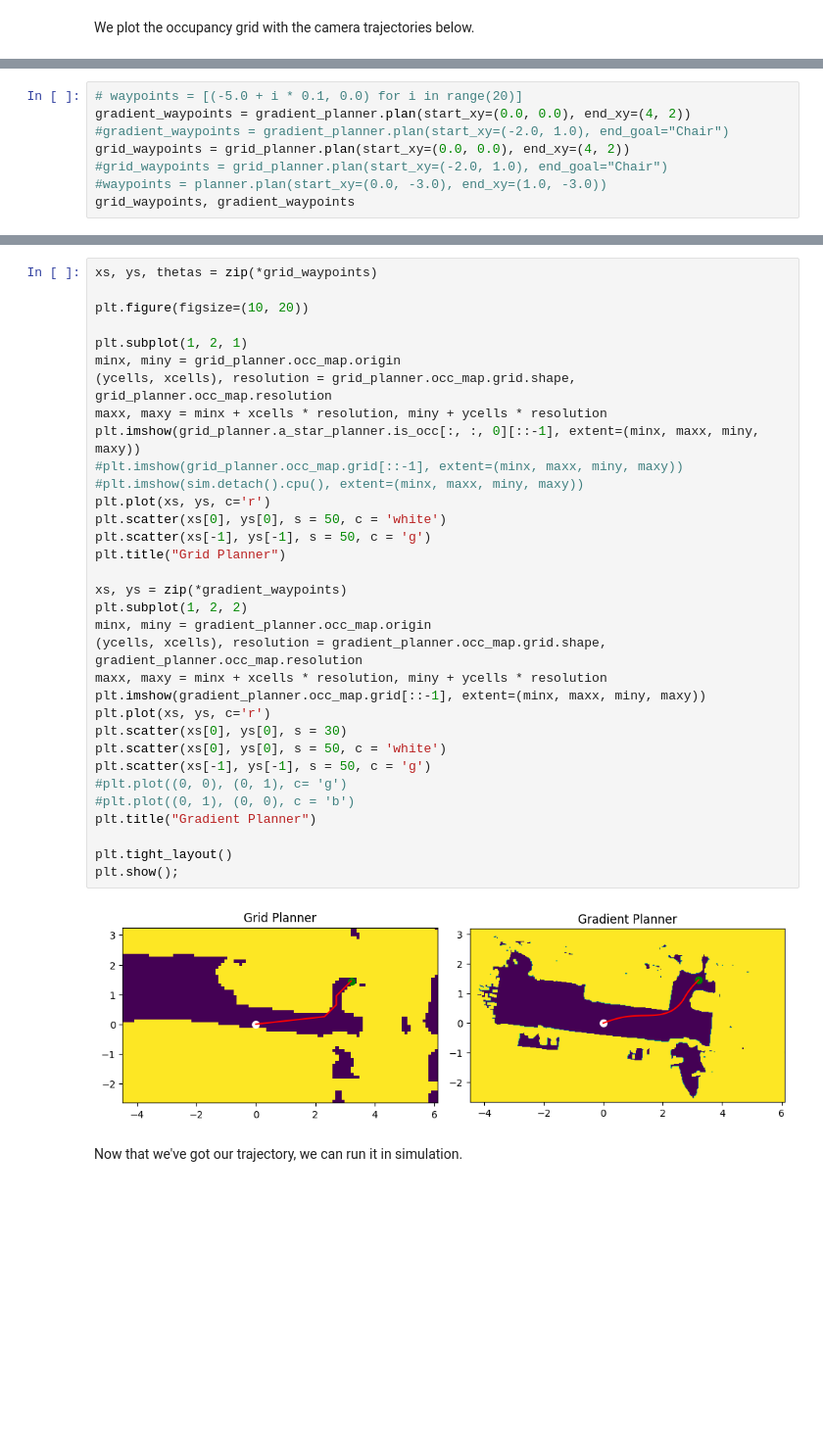
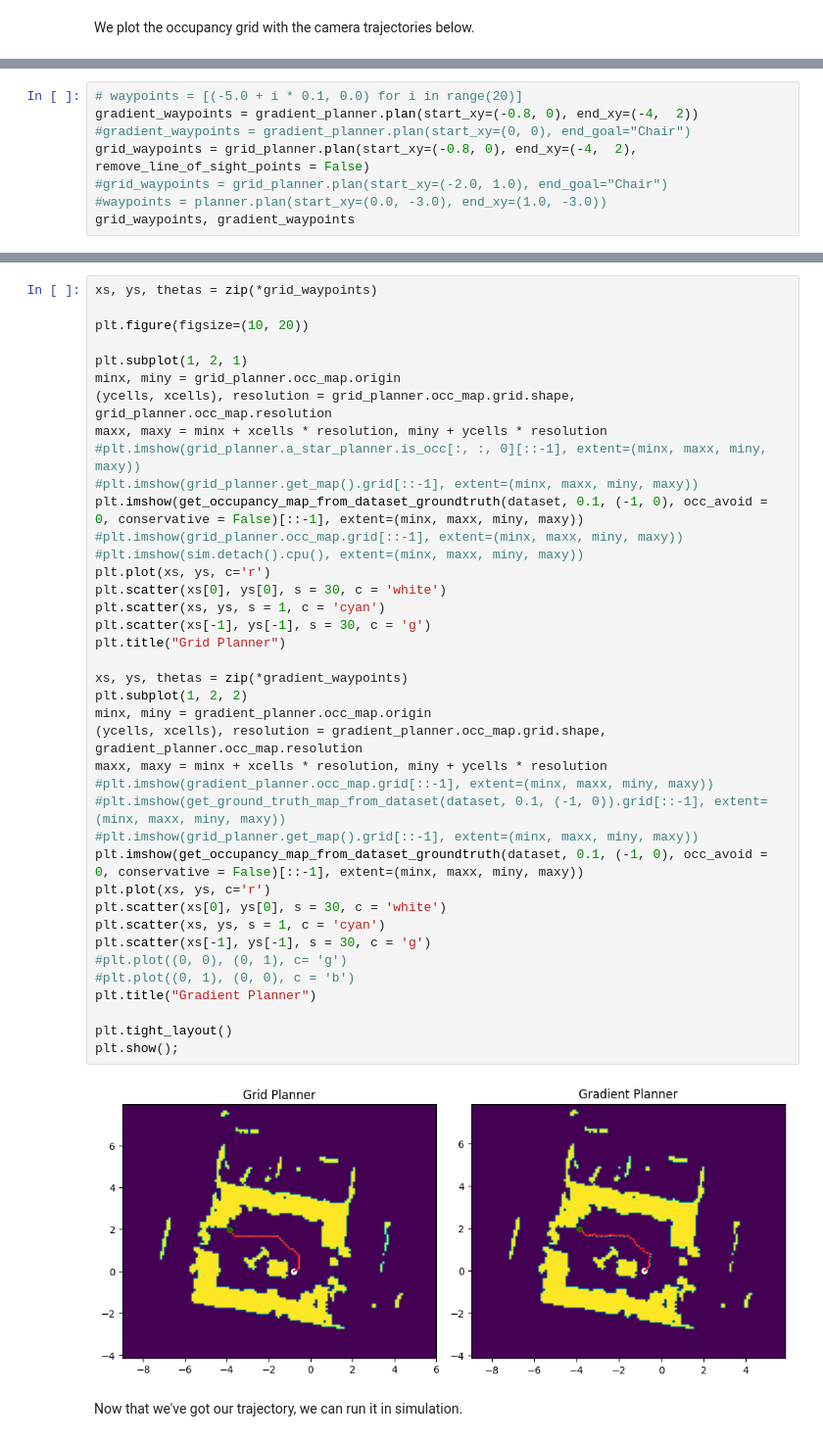
Before and after one commit to codekansas/usa, a Jupyter notebook: notebooks/06_lab.ipynb, the cells around one changed output, grey strips where cells are left out. Shown at 98% size. Drawn from its saved outputs; the diff is of its cells as text; blank space fills up the shorter version.

```diff
--- a/notebooks/06_lab.ipynb
+++ b/notebooks/06_lab.ipynb
@@ -340,8 +361,8 @@ plt.show();
 # %%
 # waypoints = [(-5.0 + i * 0.1, 0.0) for i in range(20)]
-gradient_waypoints = gradient_planner.plan(start_xy=(0.0, 0.0), end_xy=(4, 2))
-#gradient_waypoints = gradient_planner.plan(start_xy=(-2.0, 1.0), end_goal="Chair")
-grid_waypoints = grid_planner.plan(start_xy=(0.0, 0.0), end_xy=(4, 2))
+gradient_waypoints = gradient_planner.plan(start_xy=(-0.8, 0), end_xy=(-4,  2))
+#gradient_waypoints = gradient_planner.plan(start_xy=(0, 0), end_goal="Chair")
+grid_waypoints = grid_planner.plan(start_xy=(-0.8, 0), end_xy=(-4,  2), remove_line_of_sight_points = False)
 #grid_waypoints = grid_planner.plan(start_xy=(-2.0, 1.0), end_goal="Chair")
 #waypoints = planner.plan(start_xy=(0.0, -3.0), end_xy=(1.0, -3.0))
 grid_waypoints, gradient_waypoints
@@ -366,38 +421,44 @@ grid_waypoints, gradient_waypoints
 # %%
 xs, ys, thetas = zip(*grid_waypoints)
 
 plt.figure(figsize=(10, 20))
 
 plt.subplot(1, 2, 1)
 minx, miny = grid_planner.occ_map.origin
 (ycells, xcells), resolution = grid_planner.occ_map.grid.shape, grid_planner.occ_map.resolution
 maxx, maxy = minx + xcells * resolution, miny + ycells * resolution
-plt.imshow(grid_planner.a_star_planner.is_occ[:, :, 0][::-1], extent=(minx, maxx, miny, maxy))
+#plt.imshow(grid_planner.a_star_planner.is_occ[:, :, 0][::-1], extent=(minx, maxx, miny, maxy))
+#plt.imshow(grid_planner.get_map().grid[::-1], extent=(minx, maxx, miny, maxy))
+plt.imshow(get_occupancy_map_from_dataset_groundtruth(dataset, 0.1, (-1, 0), occ_avoid = 0, conservative = False)[::-1], extent=(minx, maxx, miny, maxy))
 #plt.imshow(grid_planner.occ_map.grid[::-1], extent=(minx, maxx, miny, maxy))
 #plt.imshow(sim.detach().cpu(), extent=(minx, maxx, miny, maxy))
 plt.plot(xs, ys, c='r')
-plt.scatter(xs[0], ys[0], s = 50, c = 'white')
-plt.scatter(xs[-1], ys[-1], s = 50, c = 'g')
+plt.scatter(xs[0], ys[0], s = 30, c = 'white')
+plt.scatter(xs, ys, s = 1, c = 'cyan')
+plt.scatter(xs[-1], ys[-1], s = 30, c = 'g')
 plt.title("Grid Planner")
 
-xs, ys = zip(*gradient_waypoints)
+xs, ys, thetas = zip(*gradient_waypoints)
 plt.subplot(1, 2, 2)
 minx, miny = gradient_planner.occ_map.origin
 (ycells, xcells), resolution = gradient_planner.occ_map.grid.shape, gradient_planner.occ_map.resolution
 maxx, maxy = minx + xcells * resolution, miny + ycells * resolution
-plt.imshow(gradient_planner.occ_map.grid[::-1], extent=(minx, maxx, miny, maxy))
+#plt.imshow(gradient_planner.occ_map.grid[::-1], extent=(minx, maxx, miny, maxy))
+#plt.imshow(get_ground_truth_map_from_dataset(dataset, 0.1, (-1, 0)).grid[::-1], extent=(minx, maxx, miny, maxy))
+#plt.imshow(grid_planner.get_map().grid[::-1], extent=(minx, maxx, miny, maxy))
+plt.imshow(get_occupancy_map_from_dataset_groundtruth(dataset, 0.1, (-1, 0), occ_avoid = 0, conservative = False)[::-1], extent=(minx, maxx, miny, maxy))
 plt.plot(xs, ys, c='r')
-plt.scatter(xs[0], ys[0], s = 30)
-plt.scatter(xs[0], ys[0], s = 50, c = 'white')
-plt.scatter(xs[-1], ys[-1], s = 50, c = 'g')
+plt.scatter(xs[0], ys[0], s = 30, c = 'white')
+plt.scatter(xs, ys, s = 1, c = 'cyan')
+plt.scatter(xs[-1], ys[-1], s = 30, c = 'g')
 #plt.plot((0, 0), (0, 1), c= 'g')
 #plt.plot((0, 1), (0, 0), c = 'b')
 plt.title("Gradient Planner")
 
 plt.tight_layout()
 plt.show();
 # %% [output]
-[figure, old version]
+[figure, new version]
 # %% [markdown]
 Now that we've got our trajectory, we can run it in simulation.
 # %%
```
Also changed, not shown: parts of 14 cells of this notebook, 5 other files.
